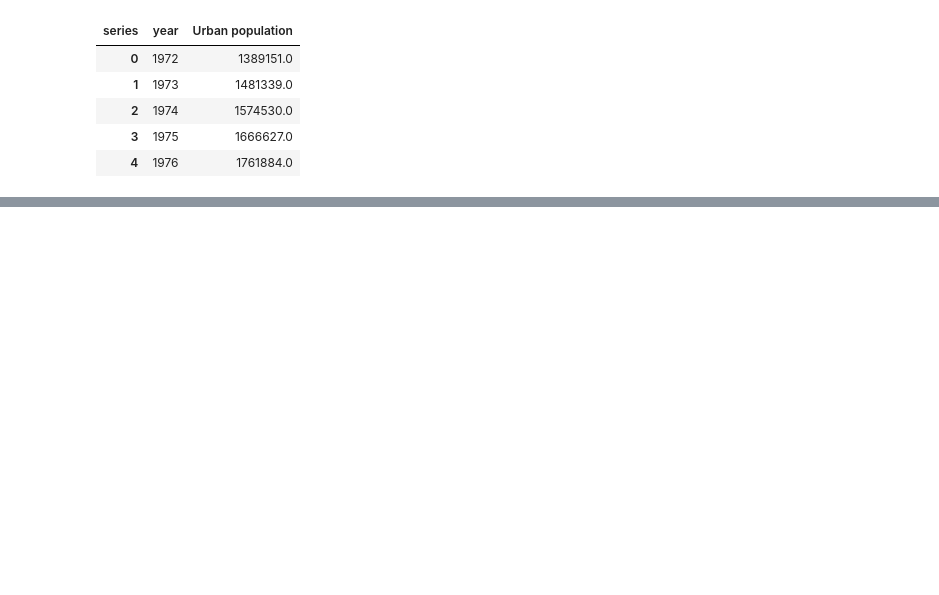
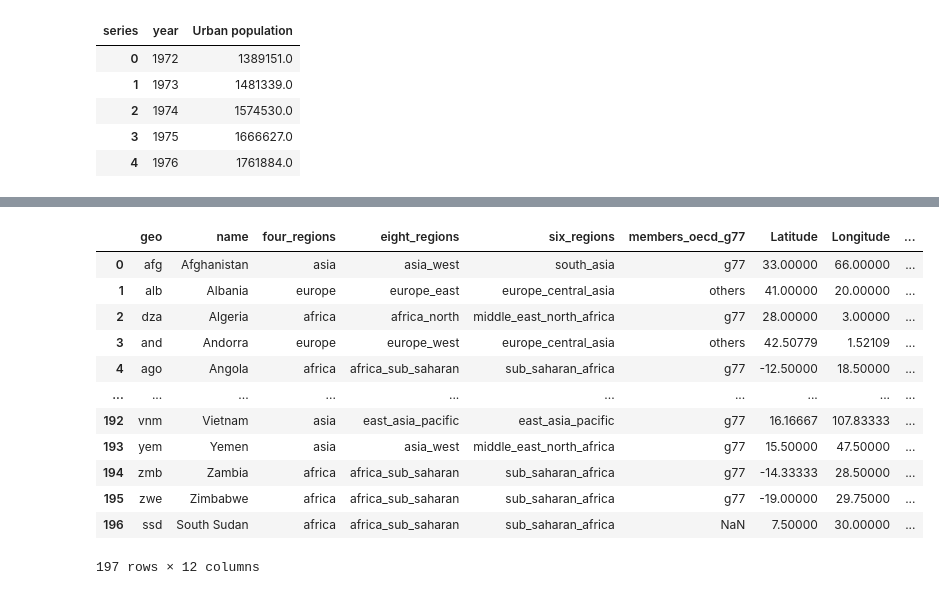
Before and after one commit to ashtonreed/Springboard, a Jupyter notebook: Capstone1/Capstone1_Data_Wrangling.ipynb, the cells around one changed output, grey strips where cells are left out. Drawn from its saved outputs; the diff is of its cells as text; code cells hidden in the pictures; blank space fills up the shorter version.

Commit message:
added region/income and reran to overwrite csv

```diff
--- a/Capstone1/Capstone1_Data_Wrangling.ipynb
+++ b/Capstone1/Capstone1_Data_Wrangling.ipynb
@@ -562,0 +584,19 @@ plt.show()
+# %%
+# We want to be able to group these countries by region and income,
+# so we will read in the data from the Gapminder file
+gapminder_data = pd.read_excel('Data Geographies - v1 - by Gapminder.xlsx', sheet_name='list-of-countries-etc')
+gapminder_data
+# %% [output]
+|  | geo | name | four_regions | eight_regions | six_regions | members_oecd_g77 | Latitude | Longitude | ... |
+| 0 | afg | Afghanistan | asia | asia_west | south_asia | g77 | 33.00000 | 66.00000 | ... |
+| 1 | alb | Albania | europe | europe_east | europe_central_asia | others | 41.00000 | 20.00000 | ... |
+| 2 | dza | Algeria | africa | africa_north | middle_east_north_africa | g77 | 28.00000 | 3.00000 | ... |
+| 3 | and | Andorra | europe | europe_west | europe_central_asia | others | 42.50779 | 1.52109 | ... |
+| 4 | ago | Angola | africa | africa_sub_saharan | sub_saharan_africa | g77 | -12.50000 | 18.50000 | ... |
+| ... | ... | ... | ... | ... | ... | ... | ... | ... | ... |
+| 192 | vnm | Vietnam | asia | east_asia_pacific | east_asia_pacific | g77 | 16.16667 | 107.83333 | ... |
+| 193 | yem | Yemen | asia | asia_west | middle_east_north_africa | g77 | 15.50000 | 47.50000 | ... |
+| 194 | zmb | Zambia | africa | africa_sub_saharan | sub_saharan_africa | g77 | -14.33333 | 28.50000 | ... |
+| 195 | zwe | Zimbabwe | africa | africa_sub_saharan | sub_saharan_africa | g77 | -19.00000 | 29.75000 | ... |
+| 196 | ssd | South Sudan | africa | africa_sub_saharan | sub_saharan_africa | NaN | 7.50000 | 30.00000 | ... |
+197 rows × 12 columns
```
Also changed, not shown: parts of 39 cells of this notebook, 1 other file.
